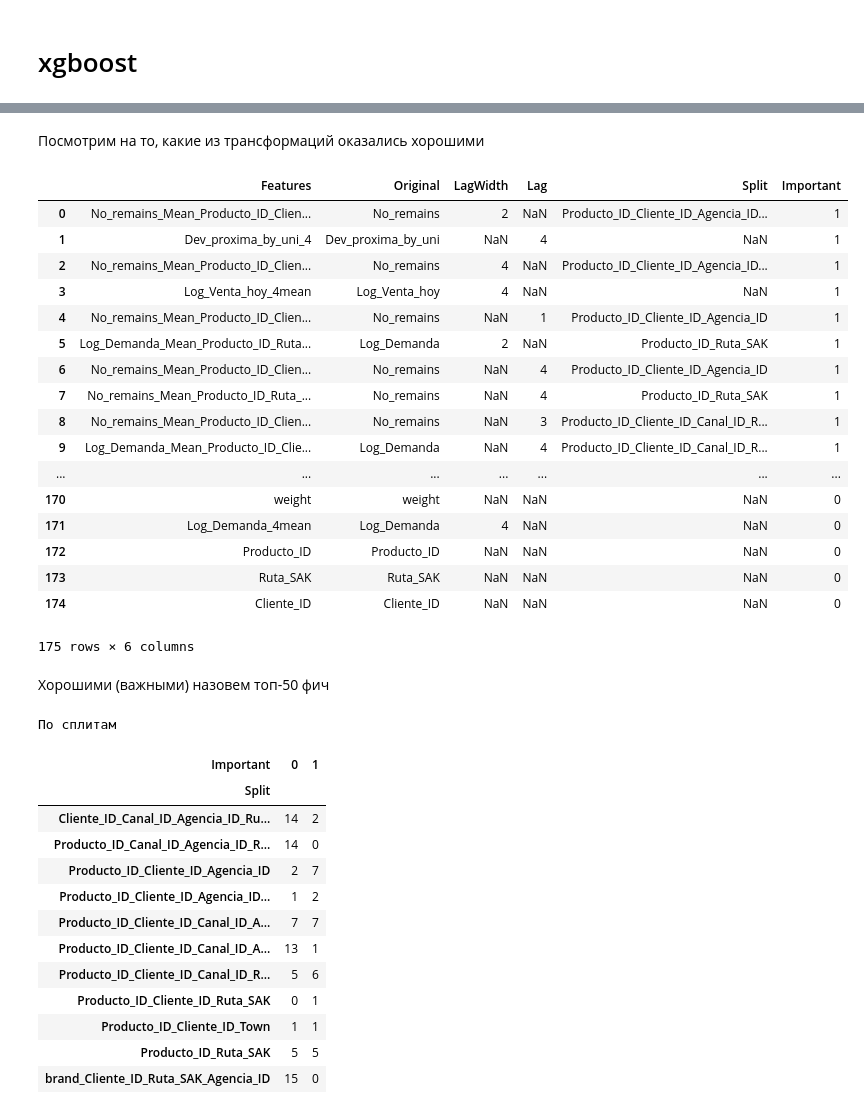
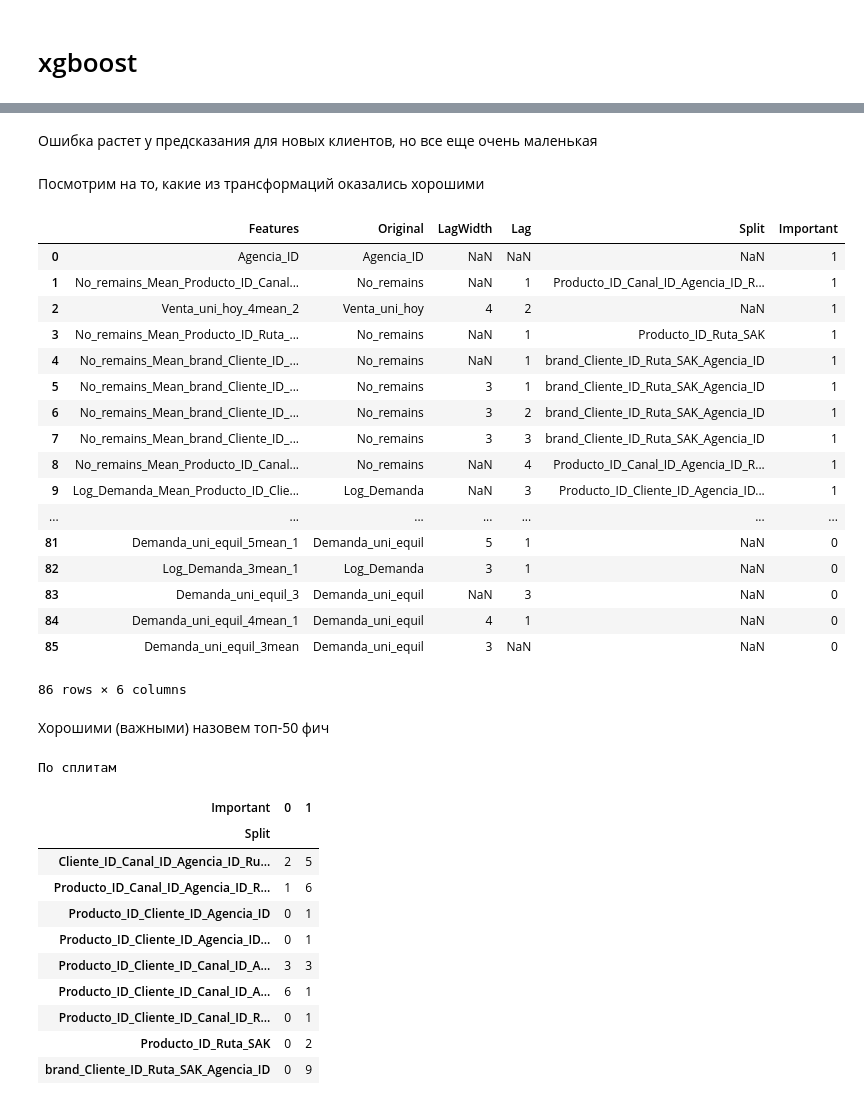
Before and after one commit to ValIlya/KB, a Jupyter notebook: releases/release_v03/feature_test.ipynb, the cells around one changed output, grey strips where cells are left out. Drawn from its saved outputs; the diff is of its cells as text; code cells hidden in the pictures.

```diff
--- a/releases/release_v03/feature_test.ipynb
+++ b/releases/release_v03/feature_test.ipynb
@@ -36,6 +36,6 @@ categorical_hierahies = [['State', 'Town', u'Agencia_ID'],
 # %%
 reload(pad)
 
-data = pad.preproc(states=['Queretaro de Arteaga'])
+data = pad.preproc(states=['QUERETARO'])
 data.head()
 # %% [output]
@@ -61,9 +59,8 @@ cur_week_features = [u'Town', u'State', u'Venta_uni_hoy', u'Venta_hoy', u'Dev_un
        u'Dev_proxima', u'Demanda_uni_equil', u'Dev_proxima_by_uni', u'No_remains',
         u'Venta_hoy_by_uni', u'Ordered', 'Log_Dev_proxima', 'Log_Dev_uni_proxima', 'Log_Venta_hoy']
 cur_week_features = [x for x in cur_week_features if x in data.columns]
+means_by_split = [x for x in data.columns if '_Mean_' in x and x[-2] != '_'] #its mean, its not a lag
 
-
-means_by_split = [x for x in data.columns if 'Mean' in x and not(x[-2] == '_' or x[-4:] == 'mean')] #its mean, its not a lag
 data_for_model = data.drop(cur_week_features + means_by_split, axis=1).set_index(u'Semana')
 print('Drop', str(cur_week_features+ means_by_split))
 
@@ -95,11 +122,9 @@ param = {
  'gamma': 1,
  'max_depth': 16,
  'min_child_weight': 18,
- 'n_estimators': 10, # 100,
-#  'early_stopping_rounds': 10,
+ 'n_estimators': 5,
  'subsample': 0.8,
  'colsample_bytree': 0.8,
-#  'tree_method': 'approx',
  'nthread':-1
 }
 
@@ -130,40 +208,42 @@ Test 9 week: 0.353964208895
+# %% [markdown]
+Ошибка растет у предсказания для новых клиентов, но все еще очень маленькая
 # %% [markdown]
 Посмотрим на то, какие из трансформаций оказались хорошими
 # %%
 def transformaton_types(feat_list):
     features = pd.DataFrame(feat_list, columns = ['Features'])
     features['Original'] = features['Features']
     features['LagWidth'] = features['Features'].str.extract('(\d)mean', expand=True)
-    features.loc[~features.LagWidth.isnull(), 'Original'] = features['Original'].str.replace('_(\d)mean', '')
-    features['Lag'] = features.loc[features.LagWidth.isnull(), 'Features'].str.extract('_(\d)', expand=True)
-    features.loc[~features.Lag.isnull(), 'Original'] = features['Original'].str.replace('_(\d)', '')
+    features['Original'] = features['Original'].str.replace('_(\d)mean', '')
+    features['Lag'] = features['Original'].str.extract('_(\d)', expand=True)
+    features['Original'] = features['Original'].str.replace('_(\d)', '')
     features['Split'] = features['Original'].apply(lambda f: f.split('_Mean_')[1] if '_Mean_' in f else np.nan)
     features['Original'] = features['Original'].apply(lambda f: f.split('_Mean_')[0])
     return features
 
 
 features = transformaton_types(feat_imp.index)
 features['Important'] = features['Features'].isin(feat_imp.head(50).index).astype(int)
 features
 # %% [output]
 |  | Features | Original | LagWidth | Lag | Split | Important |
-| 0 | No_remains_Mean_Producto_ID_Clien... | No_remains | 2 | NaN | Producto_ID_Cliente_ID_Agencia_ID... | 1 |
-| 1 | Dev_proxima_by_uni_4 | Dev_proxima_by_uni | NaN | 4 | NaN | 1 |
-| 2 | No_remains_Mean_Producto_ID_Clien... | No_remains | 4 | NaN | Producto_ID_Cliente_ID_Agencia_ID... | 1 |
-| 3 | Log_Venta_hoy_4mean | Log_Venta_hoy | 4 | NaN | NaN | 1 |
-| 4 | No_remains_Mean_Producto_ID_Clien... | No_remains | NaN | 1 | Producto_ID_Cliente_ID_Agencia_ID | 1 |
-| 5 | Log_Demanda_Mean_Producto_ID_Ruta... | Log_Demanda | 2 | NaN | Producto_ID_Ruta_SAK | 1 |
-| 6 | No_remains_Mean_Producto_ID_Clien... | No_remains | NaN | 4 | Producto_ID_Cliente_ID_Agencia_ID | 1 |
-| 7 | No_remains_Mean_Producto_ID_Ruta_... | No_remains | NaN | 4 | Producto_ID_Ruta_SAK | 1 |
-| 8 | No_remains_Mean_Producto_ID_Clien... | No_remains | NaN | 3 | Producto_ID_Cliente_ID_Canal_ID_R... | 1 |
-| 9 | Log_Demanda_Mean_Producto_ID_Clie... | Log_Demanda | NaN | 4 | Producto_ID_Cliente_ID_Canal_ID_R... | 1 |
+| 0 | Agencia_ID | Agencia_ID | NaN | NaN | NaN | 1 |
+| 1 | No_remains_Mean_Producto_ID_Canal... | No_remains | NaN | 1 | Producto_ID_Canal_ID_Agencia_ID_R... | 1 |
+| 2 | Venta_uni_hoy_4mean_2 | Venta_uni_hoy | 4 | 2 | NaN | 1 |
+| 3 | No_remains_Mean_Producto_ID_Ruta_... | No_remains | NaN | 1 | Producto_ID_Ruta_SAK | 1 |
+| 4 | No_remains_Mean_brand_Cliente_ID_... | No_remains | NaN | 1 | brand_Cliente_ID_Ruta_SAK_Agencia_ID | 1 |
+| 5 | No_remains_Mean_brand_Cliente_ID_... | No_remains | 3 | 1 | brand_Cliente_ID_Ruta_SAK_Agencia_ID | 1 |
+| 6 | No_remains_Mean_brand_Cliente_ID_... | No_remains | 3 | 2 | brand_Cliente_ID_Ruta_SAK_Agencia_ID | 1 |
+| 7 | No_remains_Mean_brand_Cliente_ID_... | No_remains | 3 | 3 | brand_Cliente_ID_Ruta_SAK_Agencia_ID | 1 |
+| 8 | No_remains_Mean_Producto_ID_Canal... | No_remains | NaN | 4 | Producto_ID_Canal_ID_Agencia_ID_R... | 1 |
+| 9 | Log_Demanda_Mean_Producto_ID_Clie... | Log_Demanda | NaN | 3 | Producto_ID_Cliente_ID_Agencia_ID... | 1 |
 | ... | ... | ... | ... | ... | ... | ... |
-| 170 | weight | weight | NaN | NaN | NaN | 0 |
-| 171 | Log_Demanda_4mean | Log_Demanda | 4 | NaN | NaN | 0 |
-| 172 | Producto_ID | Producto_ID | NaN | NaN | NaN | 0 |
-| 173 | Ruta_SAK | Ruta_SAK | NaN | NaN | NaN | 0 |
-| 174 | Cliente_ID | Cliente_ID | NaN | NaN | NaN | 0 |
+| 81 | Demanda_uni_equil_5mean_1 | Demanda_uni_equil | 5 | 1 | NaN | 0 |
+| 82 | Log_Demanda_3mean_1 | Log_Demanda | 3 | 1 | NaN | 0 |
+| 83 | Demanda_uni_equil_3 | Demanda_uni_equil | NaN | 3 | NaN | 0 |
+| 84 | Demanda_uni_equil_4mean_1 | Demanda_uni_equil | 4 | 1 | NaN | 0 |
+| 85 | Demanda_uni_equil_3mean | Demanda_uni_equil | 3 | NaN | NaN | 0 |
-175 rows × 6 columns
+86 rows × 6 columns
 # %% [markdown]
 Хорошими (важными) назовем топ-50 фич
 # %%
@@ -173,16 +253,14 @@ pd.crosstab(features.Split, features.Important)
 По сплитам
 | Important | 0 | 1 |
 | Split |  |  |
-| Cliente_ID_Canal_ID_Agencia_ID_Ru... | 14 | 2 |
-| Producto_ID_Canal_ID_Agencia_ID_R... | 14 | 0 |
-| Producto_ID_Cliente_ID_Agencia_ID | 2 | 7 |
-| Producto_ID_Cliente_ID_Agencia_ID... | 1 | 2 |
-| Producto_ID_Cliente_ID_Canal_ID_A... | 7 | 7 |
-| Producto_ID_Cliente_ID_Canal_ID_A... | 13 | 1 |
-| Producto_ID_Cliente_ID_Canal_ID_R... | 5 | 6 |
-| Producto_ID_Cliente_ID_Ruta_SAK | 0 | 1 |
-| Producto_ID_Cliente_ID_Town | 1 | 1 |
-| Producto_ID_Ruta_SAK | 5 | 5 |
-| brand_Cliente_ID_Ruta_SAK_Agencia_ID | 15 | 0 |
+| Cliente_ID_Canal_ID_Agencia_ID_Ru... | 2 | 5 |
+| Producto_ID_Canal_ID_Agencia_ID_R... | 1 | 6 |
+| Producto_ID_Cliente_ID_Agencia_ID | 0 | 1 |
+| Producto_ID_Cliente_ID_Agencia_ID... | 0 | 1 |
+| Producto_ID_Cliente_ID_Canal_ID_A... | 3 | 3 |
+| Producto_ID_Cliente_ID_Canal_ID_A... | 6 | 1 |
+| Producto_ID_Cliente_ID_Canal_ID_R... | 0 | 1 |
+| Producto_ID_Ruta_SAK | 0 | 2 |
+| brand_Cliente_ID_Ruta_SAK_Agencia_ID | 0 | 9 |
 # %%
 print('По лагам: узким (на 1 неделю) и широким (n предыдущих)')
```
Also changed, not shown: parts of 16 cells of this notebook, 3 other files.
